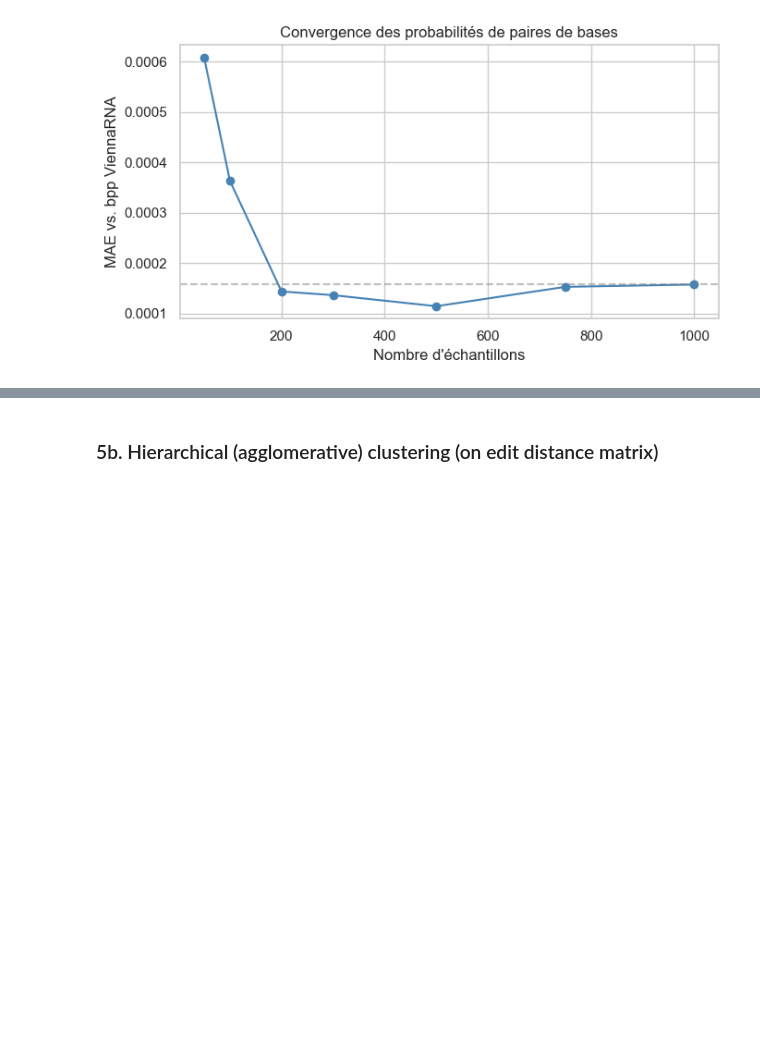
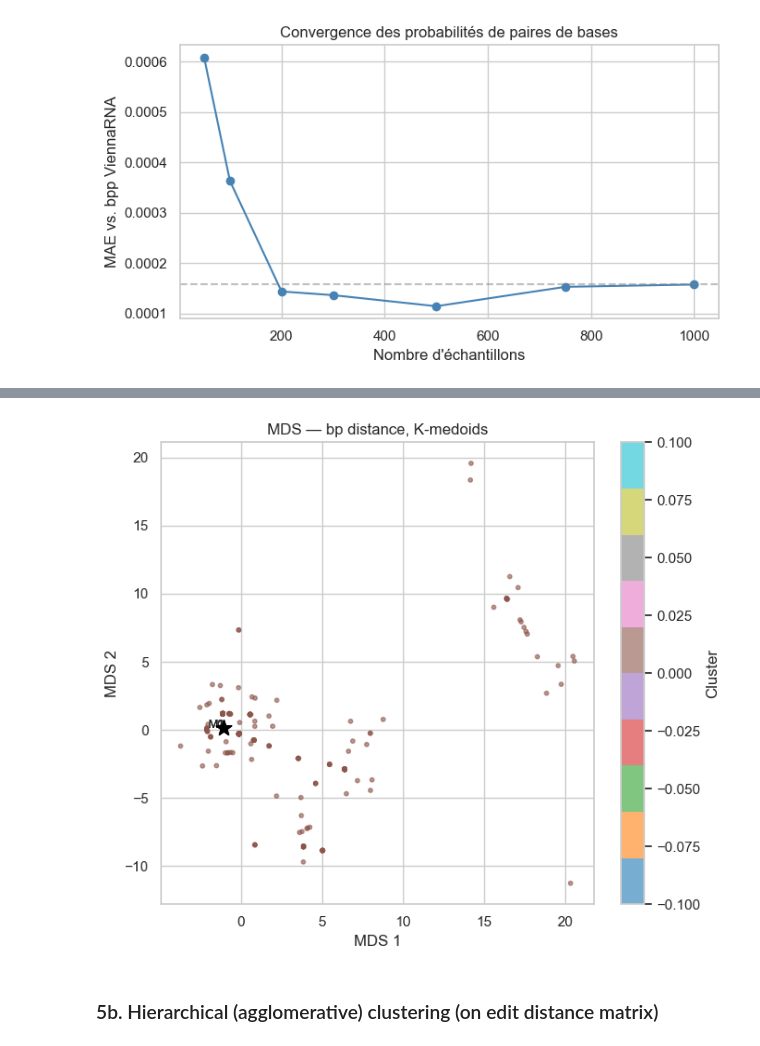
Before and after one commit to beline-y/Clustering-of-RNA-structures, a Jupyter notebook: clustering_rna_structures.ipynb, the cells around one changed output, grey strips where cells are left out. Cells and saved outputs as stored; diff of their text form; code cells hidden in the pictures; blank space fills up the shorter version.

```diff
--- a/clustering_rna_structures.ipynb
+++ b/clustering_rna_structures.ipynb
@@ -415,3 +462,28 @@ K-means cluster assignments:
+# %%
+from sklearn.manifold import MDS
+mds = MDS(n_components=2, dissimilarity="precomputed", random_state=42)
+X_2d = mds.fit_transform(dist_bp)
+
+plt.figure(figsize=(7, 6))
+scatter = plt.scatter(
+    X_2d[:, 0], X_2d[:, 1],
+    c=df_samples["cluster"], cmap="tab10", s=10, alpha=0.6
+)
+# Marquer les médoïdes
+for i, idx in enumerate(kmed.medoid_indices_):
+    plt.scatter(X_2d[idx, 0], X_2d[idx, 1], s=150, marker="*",
+                color="black", zorder=5)
+    plt.annotate(f"M{i}", (X_2d[idx, 0], X_2d[idx, 1]),
+                 fontsize=9, ha="right")
+
+plt.colorbar(scatter, label="Cluster")
+plt.xlabel("MDS 1")
+plt.ylabel("MDS 2")
+plt.title("MDS — bp distance, K-medoids")
+plt.tight_layout()
+plt.show()
+# %% [output]
+[figure, added]
 # %% [markdown]
 ### 5b. Hierarchical (agglomerative) clustering (on edit distance matrix)
 # %%
```
Also changed, not shown: parts of 28 cells of this notebook.
